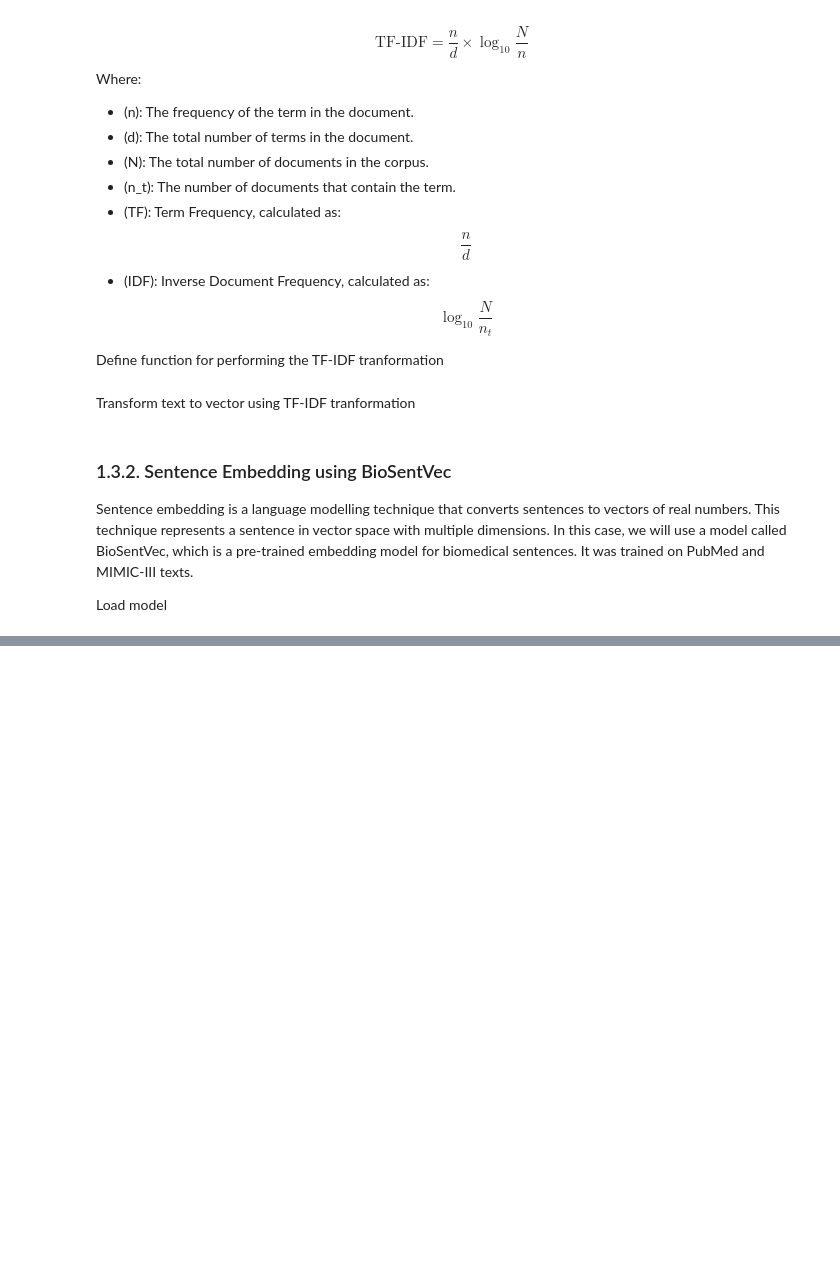
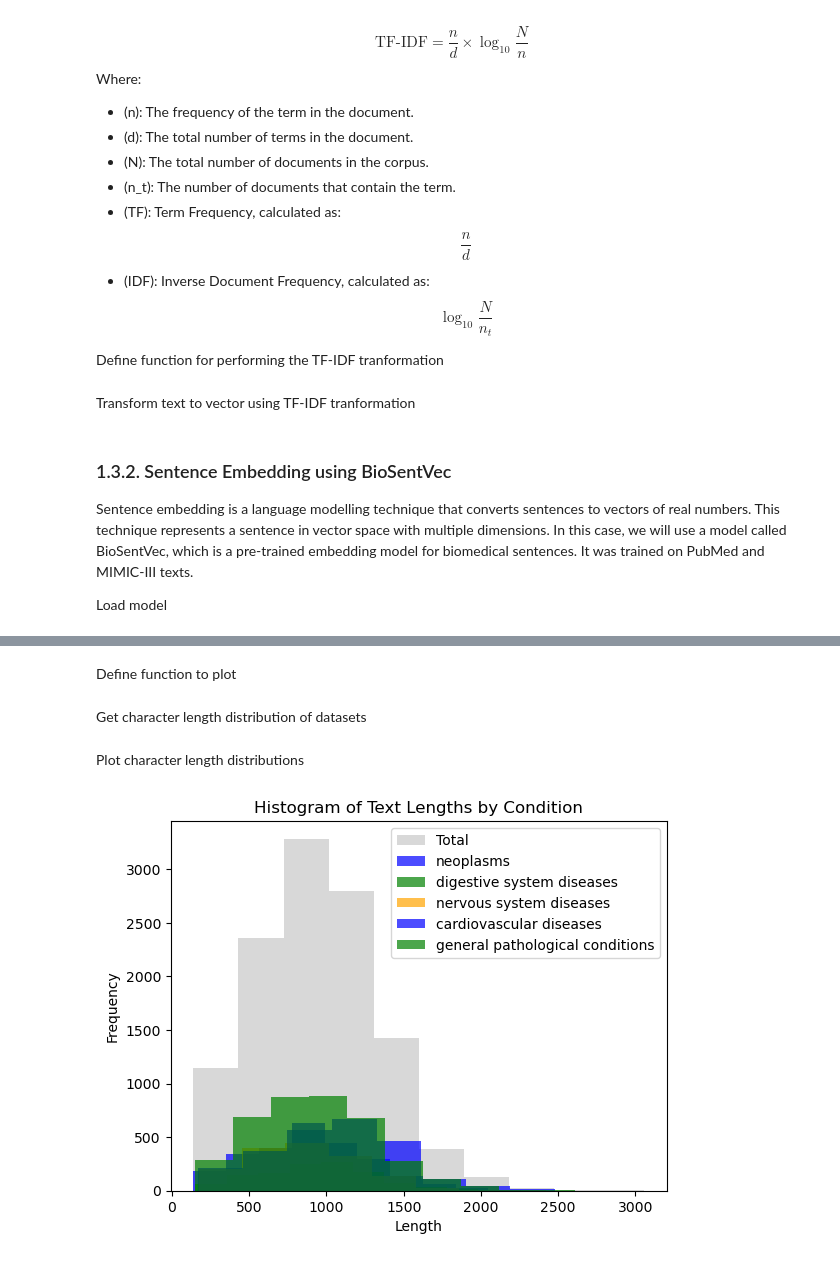
Before and after one commit to drojasca98/Medical-Text-Classification, a Jupyter notebook: python/1_data_exploration.ipynb, the cells around one changed output, grey strips where cells are left out. Cells and saved outputs as stored; diff of their text form; code cells hidden in the pictures; blank space fills up the shorter version.

Commit message:
Added function to count the character length of each text.

```diff
--- a/python/1_data_exploration.ipynb
+++ b/python/1_data_exploration.ipynb
@@ -271,0 +364,2 @@ AttributeError: module 'sent2vec' has no attribute 'Sent2vecModel'
+# %% [markdown]
+Define function to plot
@@ -271,0 +426,19 @@ AttributeError: module 'sent2vec' has no attribute 'Sent2vecModel'
+# %% [markdown]
+Get character length distribution of datasets
+# %%
+# Training lemmatized data
+train_raw_len = count_characters(train_df)
+# Testing lemmatized data
+test_raw_len = count_characters(test_df, "test")
+
+# Training lemmatized data
+train_lem_len = count_characters(train_lemma_df)
+# Testing lemmatized data
+test_lem_len = count_characters(test_lemma_df, "test")
+# %% [markdown]
+Plot character length distributions
+# %%
+# For Raw Training data
+plot_histogram(train_raw_len, "train")
+# %% [output]
+[figure, added]
```
Also changed, not shown: parts of 10 cells of this notebook.
